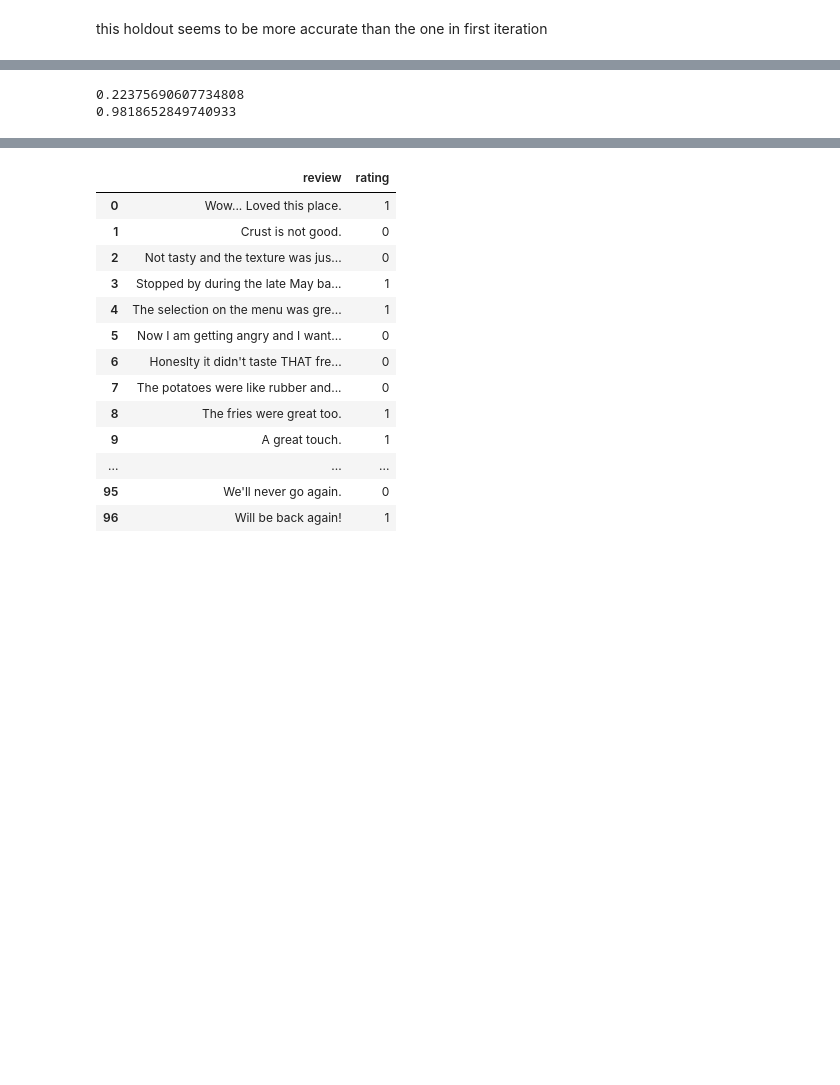
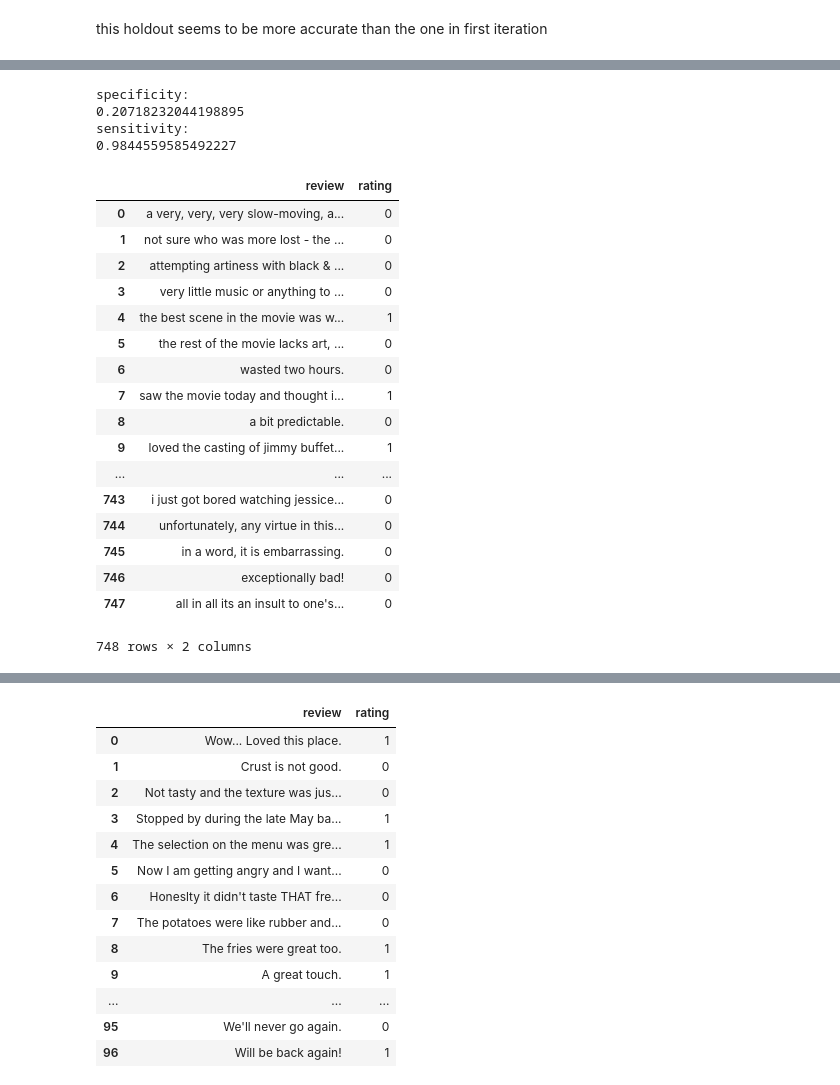
Before and after one commit to ezzanger/model-drill, a Jupyter notebook: Bayes Drill.ipynb, the cells around one changed output, grey strips where cells are left out. Saved outputs shown, nothing was run; the diff lists cells and outputs as text; code cells hidden in the pictures; blank space fills up the shorter version.

```diff
--- a/Bayes Drill.ipynb
+++ b/Bayes Drill.ipynb
@@ -187,8 +256,33 @@ Proportion correctly classified: 0.6149732620320856
 # %%
 specificity = matrix[0][0]/(matrix[0][0]+matrix[0][1])
+print('specificity:')
 print(specificity)
+print("sensitivity:")
 sensitivity = matrix[1][1]/(matrix[1][1]+matrix[1][0])
 print(sensitivity)
 # %% [output]
-0.22375690607734808
-0.9818652849740933
+specificity:
+0.20718232044198895
+sensitivity:
+0.9844559585492227
+# %%
+imdb[['review', 'rating']]
+# %% [output]
+|  | review | rating |
+| 0 | a very, very, very slow-moving, a... | 0 |
+| 1 | not sure who was more lost - the ... | 0 |
+| 2 | attempting artiness with black & ... | 0 |
+| 3 | very little music or anything to ... | 0 |
+| 4 | the best scene in the movie was w... | 1 |
+| 5 | the rest of the movie lacks art, ... | 0 |
+| 6 | wasted two hours. | 0 |
+| 7 | saw the movie today and thought i... | 1 |
+| 8 | a bit predictable. | 0 |
+| 9 | loved the casting of jimmy buffet... | 1 |
+| ... | ... | ... |
+| 743 | i just got bored watching jessice... | 0 |
+| 744 | unfortunately, any virtue in this... | 0 |
+| 745 | in a word, it is embarrassing. | 0 |
+| 746 | exceptionally bad! | 0 |
+| 747 | all in all its an insult to one's... | 0 |
+748 rows × 2 columns
```
Also changed, not shown: parts of 27 cells of this notebook, 1 other file.
